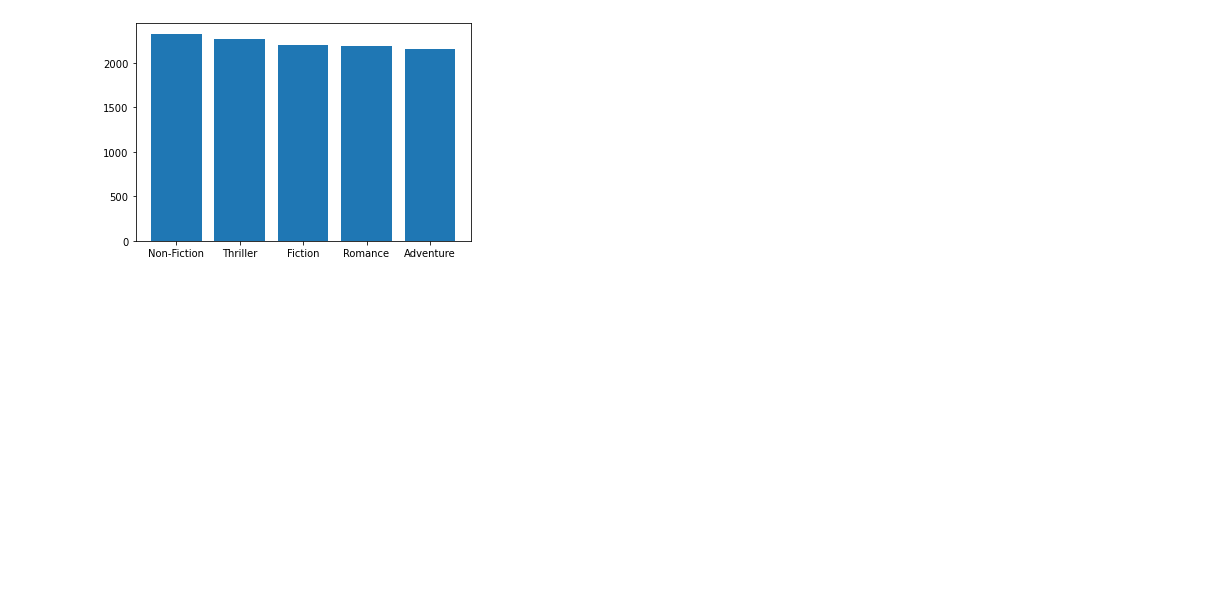
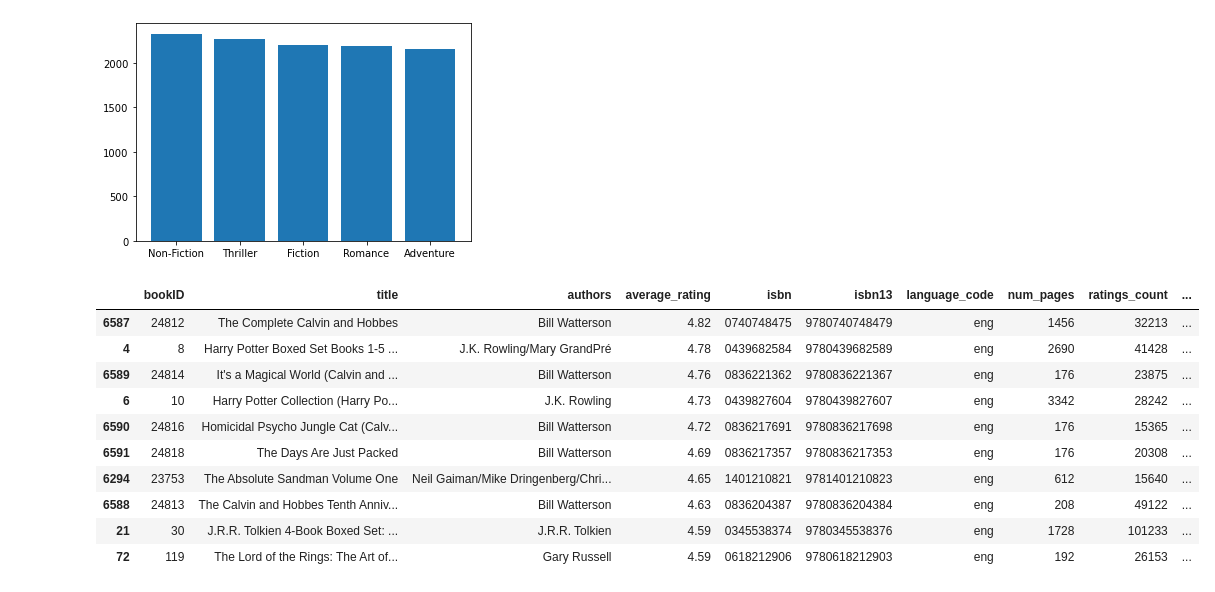
Before and after one commit to yurii151/final_project, a Jupyter notebook: books_w_genre_test.ipynb, the cells around one changed output. Saved outputs shown, nothing was run; the diff lists cells and outputs as text; code cells hidden in the pictures; blank space fills up the shorter version.

```diff
--- a/books_w_genre_test.ipynb
+++ b/books_w_genre_test.ipynb
@@ -139,3 +143,21 @@ plt.bar(x_axis, y_axis)
 #         "gender count": gender_count,
 #         "genre_total_avg_rating ": genre_total_avg_rating
 # })
+# %%
+## Only want books with at least 80% of the average number of ratings
+df = df.loc[df['ratings_count'] >= 17942.85*.8]
+## Sorting remaing books by average rating
+df = df.sort_values(by = 'average_rating', ascending = False)
+df.head(10)
+# %% [output]
+|  | bookID | title | authors | average_rating | isbn | isbn13 | language_code | num_pages | ratings_count | ... |
+| 6587 | 24812 | The Complete Calvin and Hobbes | Bill Watterson | 4.82 | 0740748475 | 9780740748479 | eng | 1456 | 32213 | ... |
+| 4 | 8 | Harry Potter Boxed Set Books 1-5 ... | J.K. Rowling/Mary GrandPré | 4.78 | 0439682584 | 9780439682589 | eng | 2690 | 41428 | ... |
+| 6589 | 24814 | It's a Magical World (Calvin and ... | Bill Watterson | 4.76 | 0836221362 | 9780836221367 | eng | 176 | 23875 | ... |
+| 6 | 10 | Harry Potter Collection (Harry Po... | J.K. Rowling | 4.73 | 0439827604 | 9780439827607 | eng | 3342 | 28242 | ... |
+| 6590 | 24816 | Homicidal Psycho Jungle Cat (Calv... | Bill Watterson | 4.72 | 0836217691 | 9780836217698 | eng | 176 | 15365 | ... |
+| 6591 | 24818 | The Days Are Just Packed | Bill Watterson | 4.69 | 0836217357 | 9780836217353 | eng | 176 | 20308 | ... |
+| 6294 | 23753 | The Absolute Sandman Volume One | Neil Gaiman/Mike Dringenberg/Chri... | 4.65 | 1401210821 | 9781401210823 | eng | 612 | 15640 | ... |
+| 6588 | 24813 | The Calvin and Hobbes Tenth Anniv... | Bill Watterson | 4.63 | 0836204387 | 9780836204384 | eng | 208 | 49122 | ... |
+| 21 | 30 | J.R.R. Tolkien 4-Book Boxed Set: ... | J.R.R. Tolkien | 4.59 | 0345538374 | 9780345538376 | eng | 1728 | 101233 | ... |
+| 72 | 119 | The Lord of the Rings: The Art of... | Gary Russell | 4.59 | 0618212906 | 9780618212903 | eng | 192 | 26153 | ... |
```
Also changed, not shown: parts of 6 cells of this notebook.
